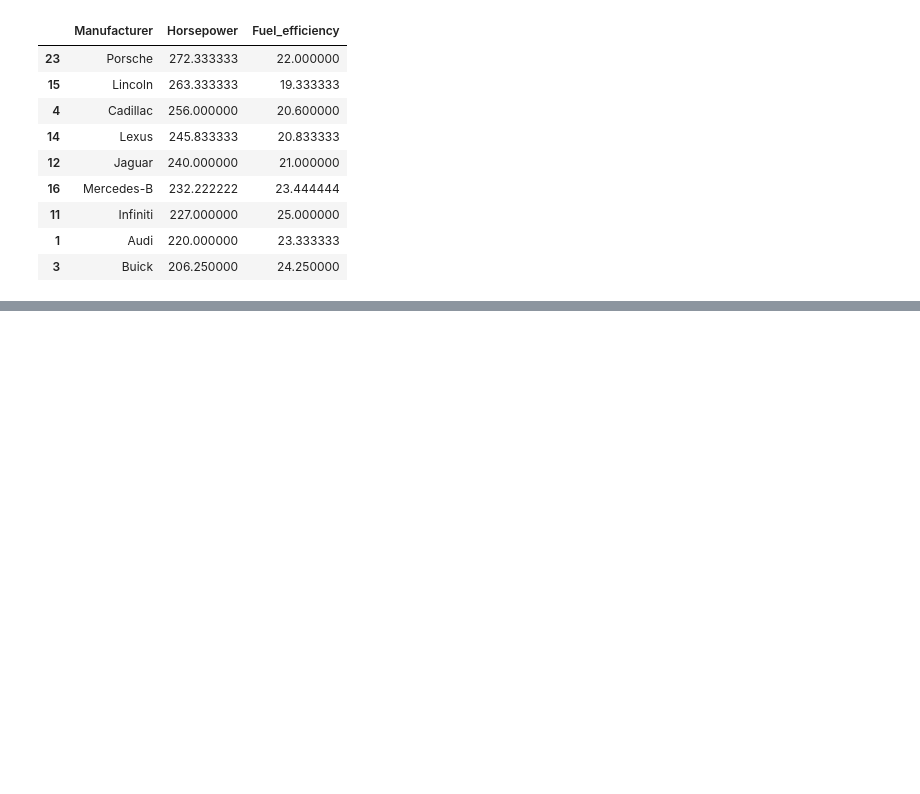
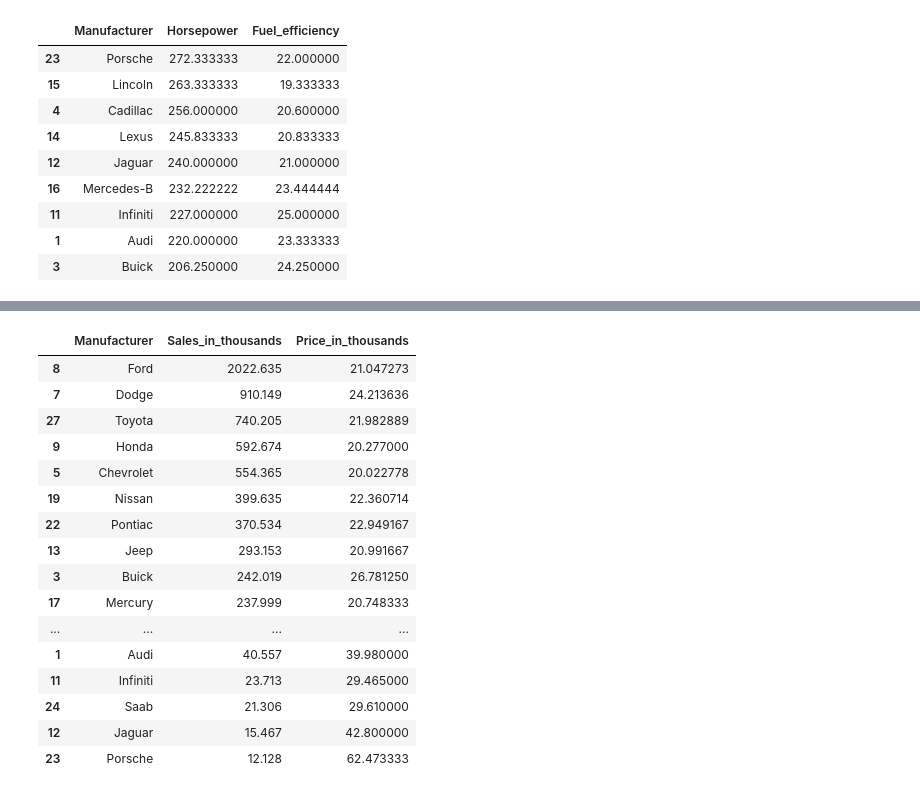
Before and after one commit to Haerulanwar05/Zero-To-ML-Engineer, a Jupyter notebook: Pandas/aggregating_data.ipynb, the cells around one changed output, grey strips where cells are left out. Drawn from its saved outputs; the diff is of its cells as text; code cells hidden in the pictures; blank space fills up the shorter version.

```diff
--- a/Pandas/aggregating_data.ipynb
+++ b/Pandas/aggregating_data.ipynb
@@ -411,0 +423,23 @@ comparison_brand
+# %%
+df_car.groupby(['Manufacturer']).agg({
+    'Sales_in_thousands' : 'sum',
+    'Price_in_thousands' : 'mean'
+}).reset_index().sort_values(by='Sales_in_thousands', ascending=False)
+# %% [output]
+|  | Manufacturer | Sales_in_thousands | Price_in_thousands |
+| 8 | Ford | 2022.635 | 21.047273 |
+| 7 | Dodge | 910.149 | 24.213636 |
+| 27 | Toyota | 740.205 | 21.982889 |
+| 9 | Honda | 592.674 | 20.277000 |
+| 5 | Chevrolet | 554.365 | 20.022778 |
+| 19 | Nissan | 399.635 | 22.360714 |
+| 22 | Pontiac | 370.534 | 22.949167 |
+| 13 | Jeep | 293.153 | 20.991667 |
+| 3 | Buick | 242.019 | 26.781250 |
+| 17 | Mercury | 237.999 | 20.748333 |
+| ... | ... | ... | ... |
+| 1 | Audi | 40.557 | 39.980000 |
+| 11 | Infiniti | 23.713 | 29.465000 |
+| 24 | Saab | 21.306 | 29.610000 |
+| 12 | Jaguar | 15.467 | 42.800000 |
+| 23 | Porsche | 12.128 | 62.473333 |
```
Also changed, not shown: parts of 8 cells of this notebook.
